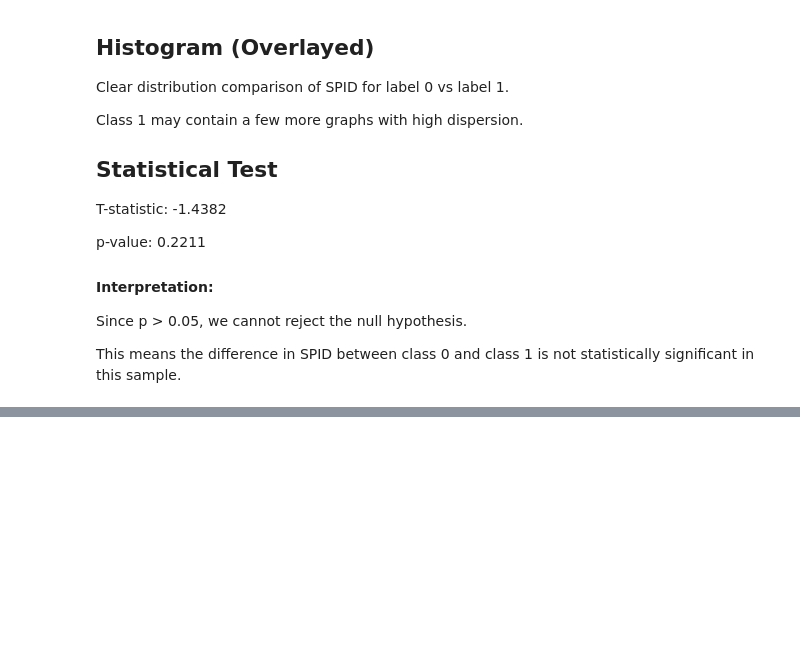
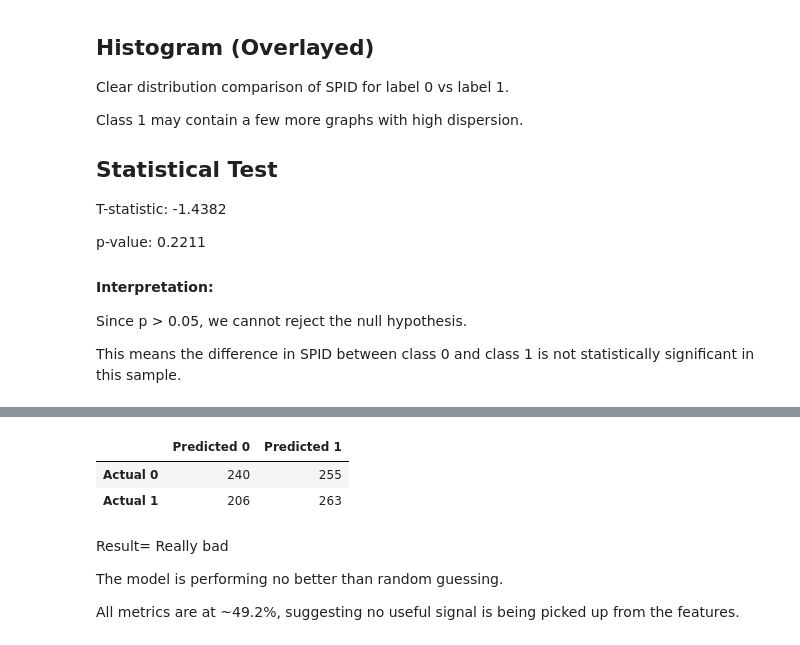
Before and after one commit to ge96lip/SPID-in-Molecular-Graphs, a Jupyter notebook: data_exploration.ipynb, the cells around one changed output, grey strips where cells are left out. Cells and saved outputs as stored; diff of their text form; code cells hidden in the pictures; blank space fills up the shorter version.

```diff
--- a/data_exploration.ipynb
+++ b/data_exploration.ipynb
@@ -468,0 +675,33 @@ This means the difference in SPID between class 0 and class 1 is not statistical
+# %%
+from sklearn.ensemble import RandomForestClassifier
+from sklearn.model_selection import train_test_split
+from sklearn.metrics import classification_report, confusion_matrix
+
+# Features and target
+X = final_df[[
+            # 'num_nodes',
+            # 'num_edges',
+            # 'avg_degree',
+            # 'num_components',
+            # 'node_connectivity',
+            # 'avg_betweenness',
+            # 'avg_closeness',
+            'clustering_coeff',
+            'density',
+            'spid',
+            'triangles']]
+y = final_df['graph_label']
+
+# Train-test split
+X_train, X_test, y_train, y_test = train_test_split(X, y, test_size=0.2, random_state=42)
+
+# Train Random Forest
+clf = RandomForestClassifier(n_estimators=100, random_state=42)
+clf.fit(X_train, y_train)
+
+# Predict and evaluate
+y_pred = clf.predict(X_test)
+report = classification_report(y_test, y_pred, output_dict=True)
+conf_matrix = confusion_matrix(y_test, y_pred)
+
+report, conf_matrix
@@ -468,0 +753,21 @@ This means the difference in SPID between class 0 and class 1 is not statistical
+# %%
+# Convert classification report to a DataFrame
+report_df = pd.DataFrame(report).transpose()
+
+# Convert confusion matrix to a labeled DataFrame
+conf_matrix_df = pd.DataFrame(
+    conf_matrix,
+    index=['Actual 0', 'Actual 1'],
+    columns=['Predicted 0', 'Predicted 1']
+)
+conf_matrix_df
+# %% [output]
+|  | Predicted 0 | Predicted 1 |
+| Actual 0 | 240 | 255 |
+| Actual 1 | 206 | 263 |
+# %% [markdown]
+Result= Really bad
+
+The model is performing no better than random guessing.
+
+All metrics are at ~49.2%, suggesting no useful signal is being picked up from the features.
```
Also changed, not shown: parts of 14 cells of this notebook.
